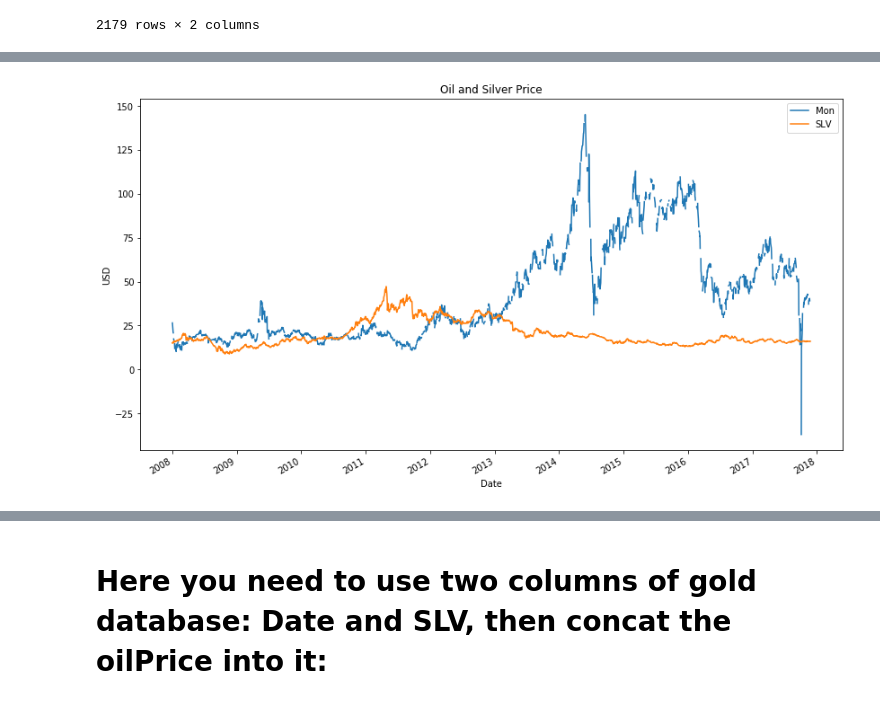
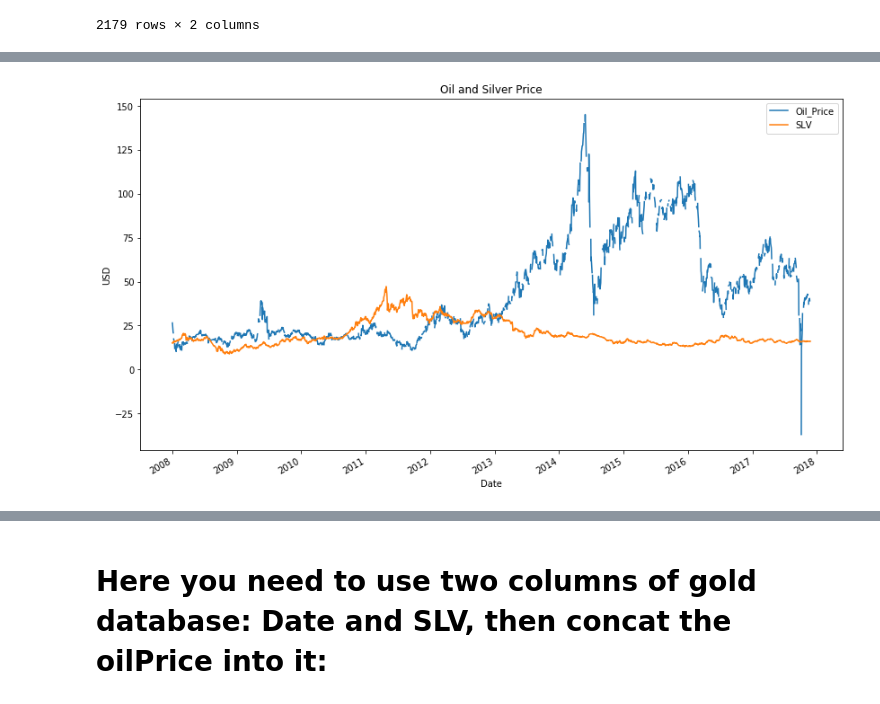
Before and after one commit to Ayomi-tech/Silver-Price-and-Oil-Price-interaction, a Jupyter notebook: New oil price code.ipynb, the cells around one changed output, grey strips where cells are left out. Saved outputs shown, nothing was run; the diff lists cells and outputs as text; code cells hidden in the pictures.

Commit message:
finalizing the cleaning

```diff
--- a/New oil price code.ipynb
+++ b/New oil price code.ipynb
@@ -67,7 +67,7 @@ print(df['Oil_Price'].mean())
 # %%
 # Replacing Nan(missing values) with the mean of the column(Oil_Price)
 
-df['Oil_Price'].fillna(43.74, inplace=True)
+# df['Oil_Price'].fillna(43.74, inplace=True)
 # %%
 # Checking if Nan is replaced with our mean
 
@@ -179,6 +179,6 @@ silver_2
 # silver_2['Year'] = silver_2['Date'].dt.year
 # silver_2
 # %%
-gld_slv = pd.concat([gld_1, df_2], axis=1)
-gld_slv
+semi_final = pd.concat([silver_2, subset], axis=1)
+semi_final
 # %% [output]
@@ -199,0 +198,4 @@ gld_slv['Date']= pd.to_datetime(gld_slv['Date'])
+# %%
+#  Rounding the column('SLV', 'Oil_Price') to 2 decimal place
+final = semi_final.round({'SLV':2, 'Oil_Price':2})
+final
@@ -200,4 +216,4 @@ gld_slv['Date']= pd.to_datetime(gld_slv['Date'])
 # %%
-gld_slv['Year'] = gld_slv['Date'].dt.year
-gld_slv
+final['Year'] = final['Date'].dt.year
+final
 # %% [output]
@@ -216,9 +232,8 @@ gld_slv
 2179 rows × 4 columns
 # %%
-gld_slv.plot(x ='Date', y=['Mon','SLV'], figsize=(14,8))
-# plt.plot(figsize=(14,8))
+final.plot(x ='Date', y=['Oil_Price','SLV'], figsize=(14,8))
 plt.title('Oil and Silver Price')
 plt.ylabel('USD')
 plt.show()
 # %% [output]
-[figure, old version]
+[figure, new version]
```
Also changed, not shown: parts of 31 cells of this notebook, 1 other file.
